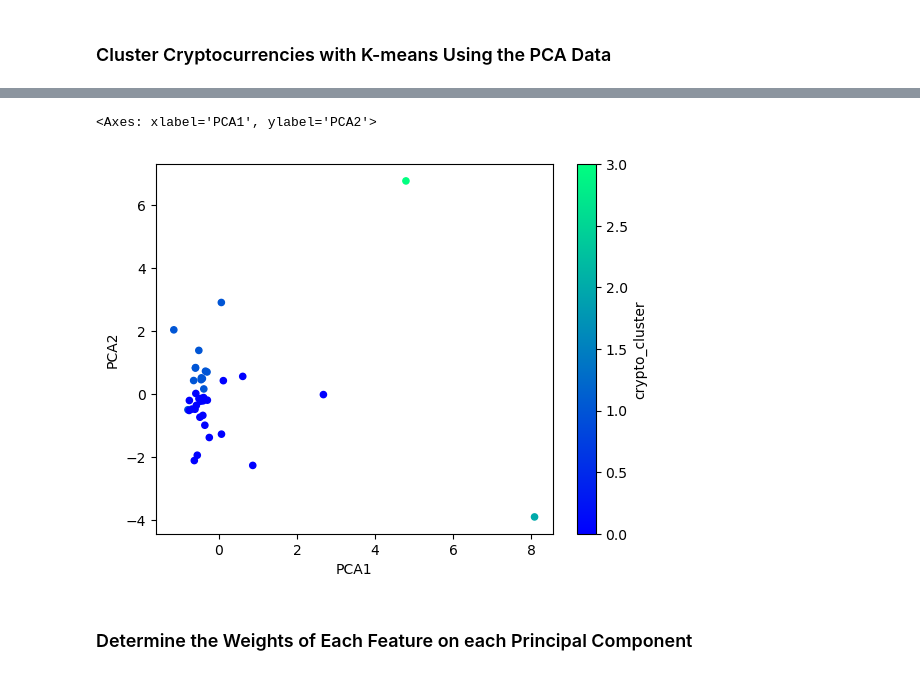
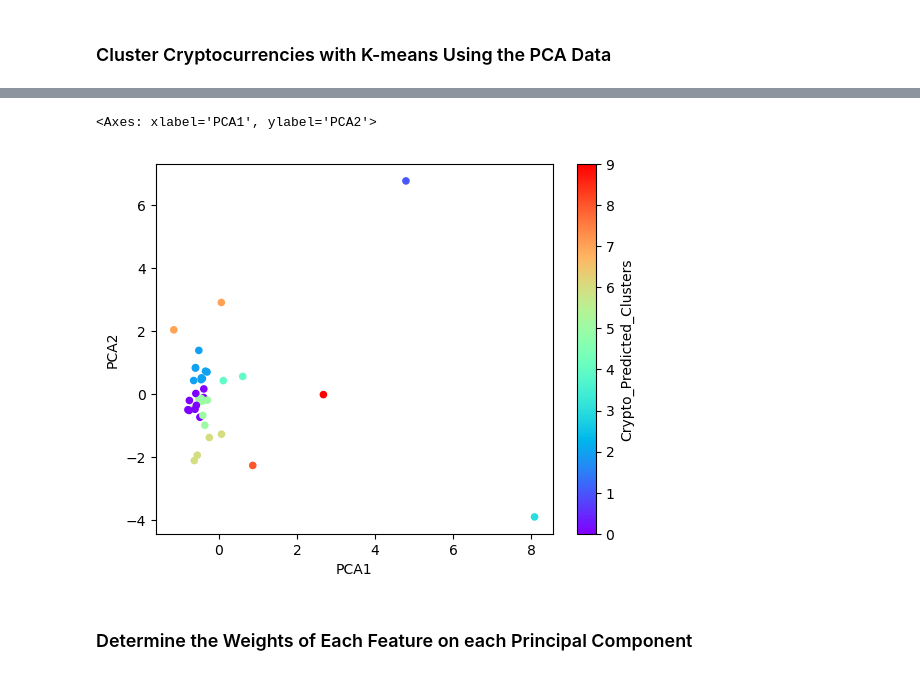
Before and after one commit to BrandonWelsh/CryptoClustering, a Jupyter notebook: Crypto_Clustering.ipynb, the cells around one changed output, grey strips where cells are left out. Cells and saved outputs as stored; diff of their text form; code cells hidden in the pictures.

```diff
--- a/Crypto_Clustering.ipynb
+++ b/Crypto_Clustering.ipynb
@@ -332,5 +333,7 @@ df_elbow2.plot.line(x="k",
 ### Cluster Cryptocurrencies with K-means Using the PCA Data
 # %%
 # Initialize the K-Means model using the best value for k
+model2 = KMeans(n_clusters=4, n_init='auto', random_state=1)
 # %%
 # Fit the K-Means model using the PCA data
+model2.fit(df_crypto_pca)
@@ -337,5 +342,6 @@ df_elbow2.plot.line(x="k",
 # %%
 # Predict the clusters to group the cryptocurrencies using the PCA data
-
+crypto_clusters = model.predict(df_crypto_pca)
 
 # Print the resulting array of cluster values.
+print(crypto_clusters)
@@ -342,9 +351,10 @@ df_elbow2.plot.line(x="k",
 # %%
 # Create a copy of the DataFrame with the PCA data
-
+crypto_predictions = df_crypto_pca.copy()
 
 # Add a new column to the DataFrame with the predicted clusters
-
+crypto_predictions["Crypto_Predicted_Clusters"] = crypto_clusters
 
 # Display sample data
+crypto_predictions
 # %% [output]
@@ -358,8 +379,13 @@ df_elbow2.plot.line(x="k",
 # %%
 # Create a scatter plot using hvPlot by setting `x="PCA1"` and `y="PCA2"`.
+crypto_predictions.plot.scatter(
+    x="PCA1",
+    y="PCA2",
+    c="Crypto_Predicted_Clusters",
+    colormap='rainbow')
 # %% [output]
 <Axes: xlabel='PCA1', ylabel='PCA2'>
-[figure, old version]
+[figure, new version]
 # %% [markdown]
 ### Determine the Weights of Each Feature on each Principal Component
 # %%
```
Also changed, not shown: parts of 7 cells of this notebook, 1 other file.
